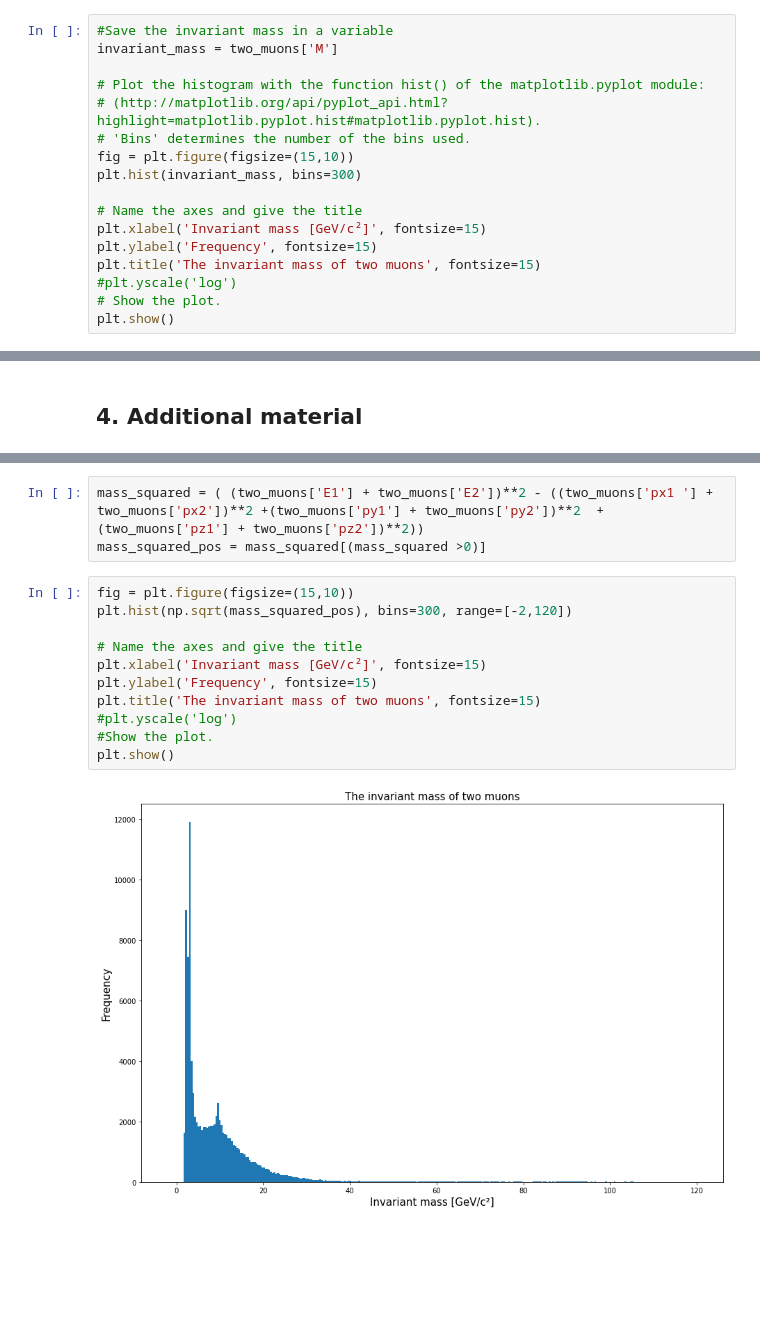
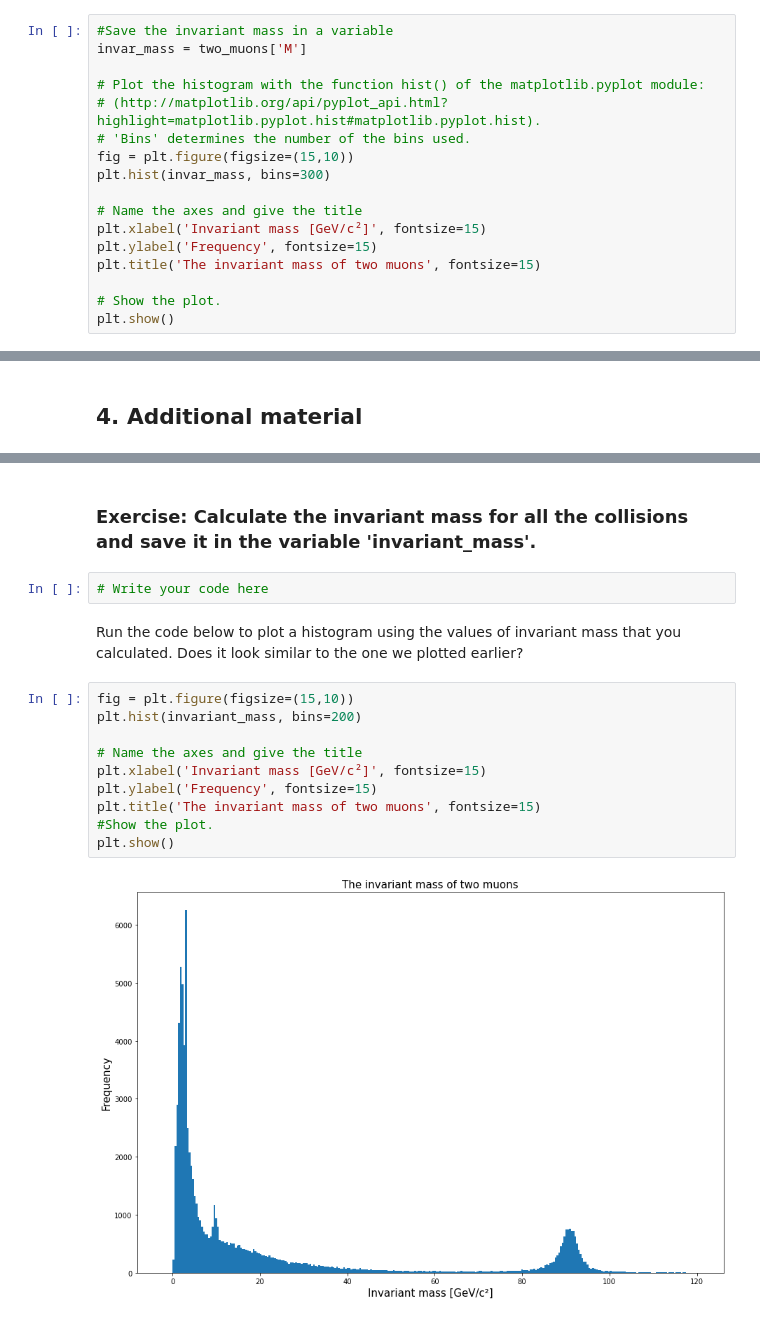
Before and after one commit to opendata-education/en_Workshops, a Jupyter notebook: content/exercises/jupyter-notebook-tutorial.ipynb, the cells around one changed output, grey strips where cells are left out. Cells and saved outputs as stored; diff of their text form; blank space fills up the shorter version.

```diff
--- a/content/exercises/jupyter-notebook-tutorial.ipynb
+++ b/content/exercises/jupyter-notebook-tutorial.ipynb
@@ -146,18 +146,18 @@ two_muons.head()
 # %%
 #Save the invariant mass in a variable
-invariant_mass = two_muons['M']
+invar_mass = two_muons['M']
 
 # Plot the histogram with the function hist() of the matplotlib.pyplot module:
 # (http://matplotlib.org/api/pyplot_api.html?highlight=matplotlib.pyplot.hist#matplotlib.pyplot.hist).
 # 'Bins' determines the number of the bins used.
 fig = plt.figure(figsize=(15,10))
-plt.hist(invariant_mass, bins=300)
+plt.hist(invar_mass, bins=300)
 
 # Name the axes and give the title
 plt.xlabel('Invariant mass [GeV/c²]', fontsize=15)
 plt.ylabel('Frequency', fontsize=15)
 plt.title('The invariant mass of two muons', fontsize=15)
-#plt.yscale('log')
+
 # Show the plot.
 plt.show()
 # %% [output]
@@ -178,16 +178,18 @@ As an extra challenge, note that it happens that one value of the newly computed
-# %%
-mass_squared = ( (two_muons['E1'] + two_muons['E2'])**2 - ((two_muons['px1 '] + two_muons['px2'])**2 +(two_muons['py1'] + two_muons['py2'])**2  +(two_muons['pz1'] + two_muons['pz2'])**2))
-mass_squared_pos = mass_squared[(mass_squared >0)]
+# %% [markdown]
+### Exercise: Calculate the invariant mass for all the collisions and save it in the variable 'invariant_mass'.
+# %%
+# Write your code here
+# %% [markdown]
+Run the code below to plot a histogram using the values of invariant mass that you calculated. Does it look similar to the one we plotted earlier?
 # %%
 fig = plt.figure(figsize=(15,10))
-plt.hist(np.sqrt(mass_squared_pos), bins=300, range=[-2,120])
+plt.hist(invariant_mass, bins=200)
 
 # Name the axes and give the title
 plt.xlabel('Invariant mass [GeV/c²]', fontsize=15)
 plt.ylabel('Frequency', fontsize=15)
 plt.title('The invariant mass of two muons', fontsize=15)
-#plt.yscale('log')
 #Show the plot.
 plt.show()
 # %% [output]
-[figure, old version]
+[figure, new version]
```
Also changed, not shown: parts of 8 cells of this notebook.
